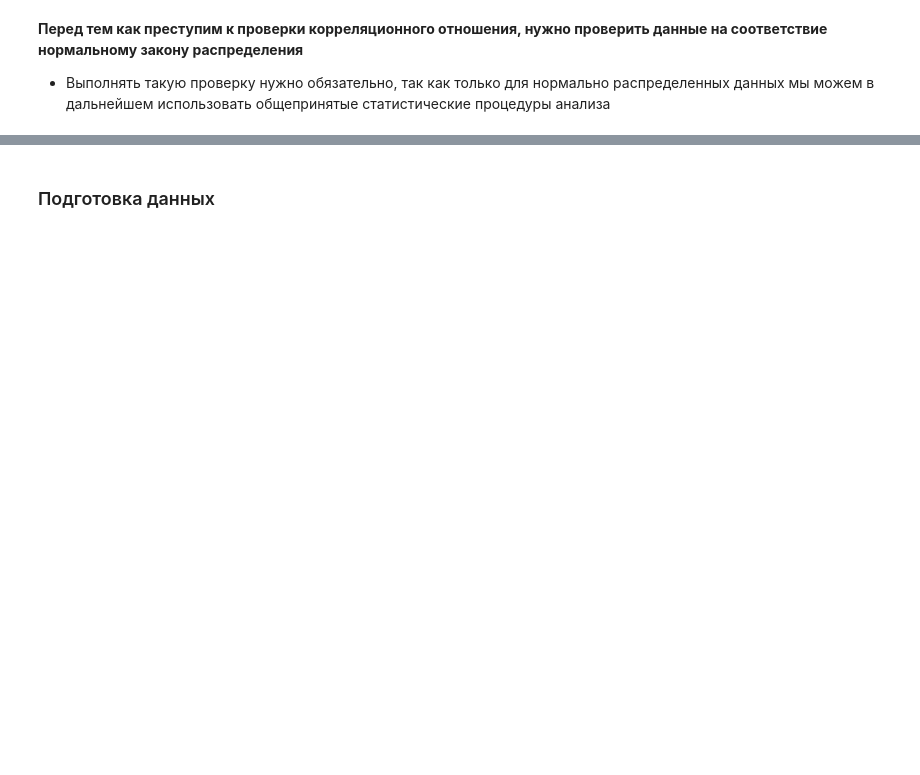
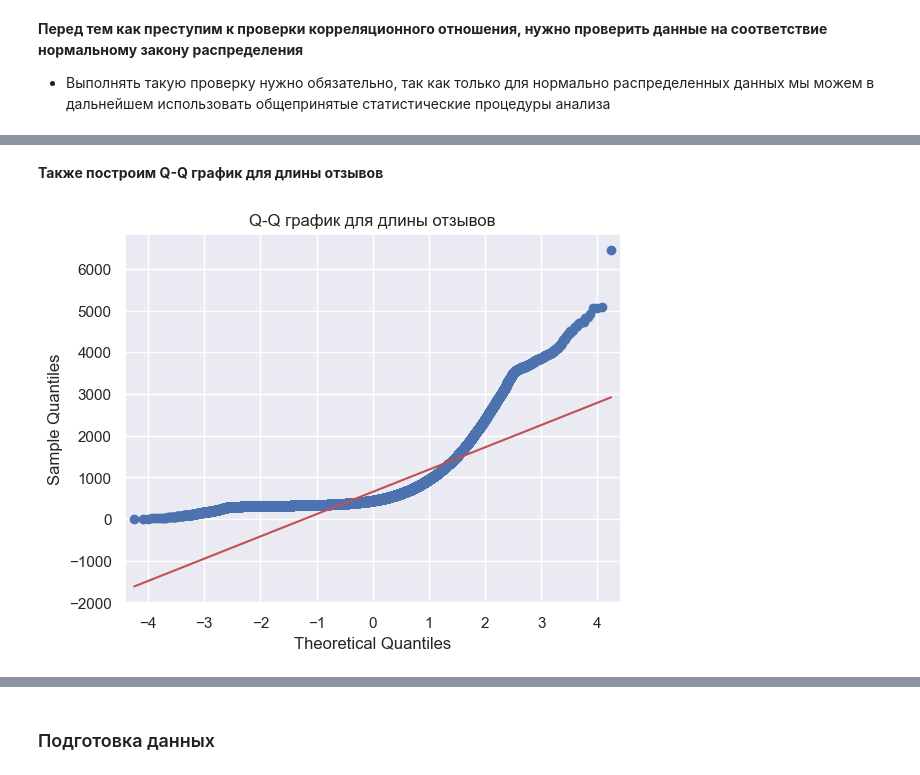
Before and after one commit to nikfilonenko/EDA_binary-text-classifier, a Jupyter notebook: src/notebooks/analysis_of_reviews_of_banks.ipynb, the cells around one changed output, grey strips where cells are left out. Cells and saved outputs as stored; diff of their text form; code cells hidden in the pictures; blank space fills up the shorter version.

```diff
--- a/src/notebooks/analysis_of_reviews_of_banks.ipynb
+++ b/src/notebooks/analysis_of_reviews_of_banks.ipynb
@@ -502,0 +522,10 @@ KeyError: 'review_length'
+# %% [markdown]
+**Также построим Q-Q график для длины отзывов**
+# %%
+import statsmodels.api as sm
+
+sm.qqplot(data['review_length'], line='s')
+plt.title('Q-Q график для длины отзывов')
+plt.show()
+# %% [output]
+[figure, added]
```
Also changed, not shown: parts of 58 cells of this notebook.
